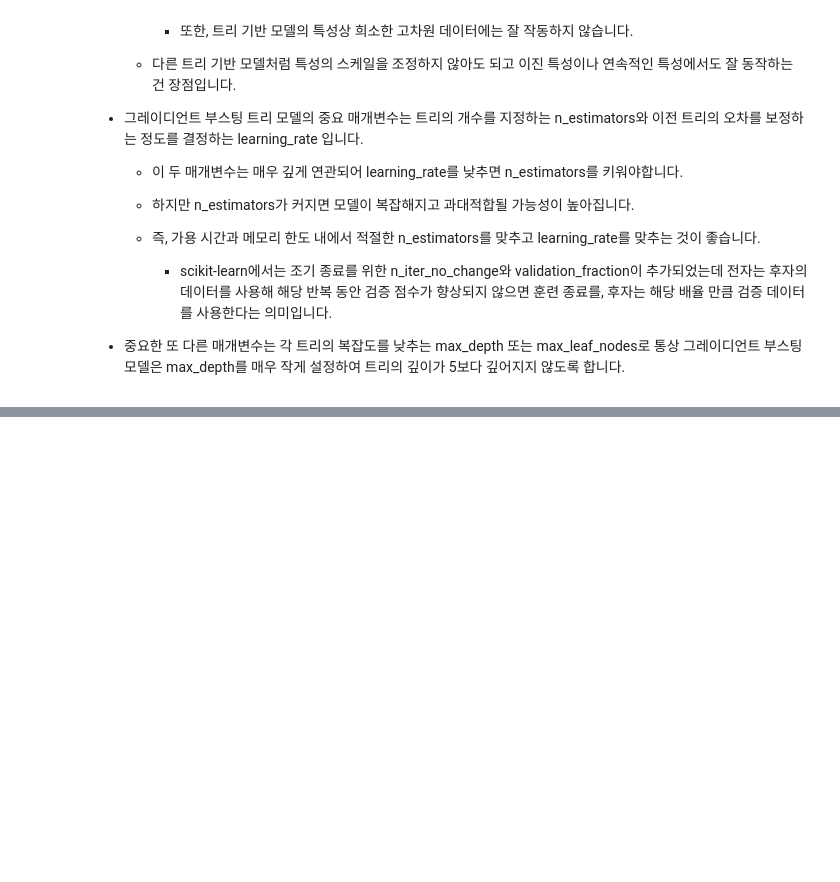
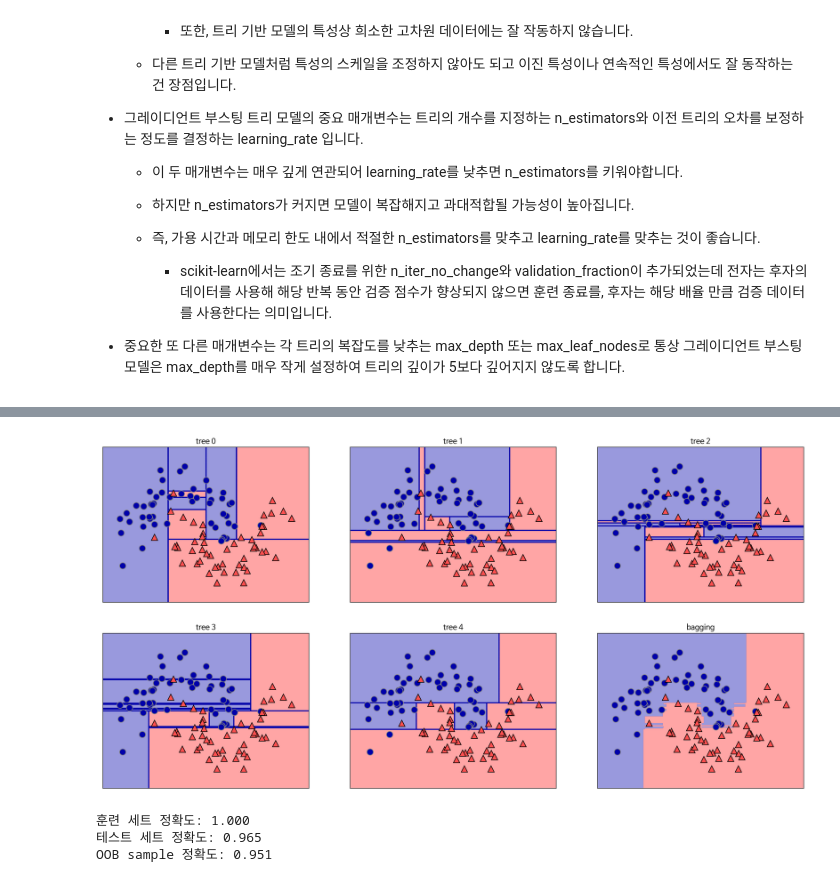
Before and after one commit to myeonghan-nim/introduction-to-marchine-learning-with-python, a Jupyter notebook: chapter02. supervised learning.ipynb, the cells around one changed output, grey strips where cells are left out. Cells and saved outputs as stored; diff of their text form; code cells hidden in the pictures; blank space fills up the shorter version.

```diff
--- a/chapter02. supervised learning.ipynb
+++ b/chapter02. supervised learning.ipynb
@@ -1665,0 +1697,10 @@ plot_feature_importances_cancer(gbrt)
+# %%
+from preamble import *
+from sklearn.model_selection import train_test_split
+from sklearn.datasets import make_moons, load_breast_cancer
+
+Xm, ym = make_moons(n_samples=100, noise=0.25, random_state=3)
+Xm_train, Xm_test, ym_train, ym_test = train_test_split(Xm, ym, stratify=ym, random_state=42)
+
+cancer = load_breast_cancer()
+Xc_train, Xc_test, yc_train, yc_test = train_test_split(cancer.data, cancer.target, random_state=0)
@@ -1665,0 +1752,6 @@ plot_feature_importances_cancer(gbrt)
+# %%
+# 결정 트리로 배깅을 하는 것보다 랜덤 포레스트가 더 편리하지만 여기저는 결정 트리에 배깅을 해보겠습니다.
+from sklearn.tree import DecisionTreeClassifier
+
+bagging = BaggingClassifier(DecisionTreeClassifier(), n_estimators=5, n_jobs=-1, random_state=42)
+bagging.fit(Xm_train, ym_train)
@@ -1665,0 +1776,25 @@ plot_feature_importances_cancer(gbrt)
+# %%
+# 이제 이 결정 트리를 시각화해보겠습니다. 결과는 랜덤 포레스트와 매우 비슷합니다.
+fig, axes = plt.subplots(2, 3, figsize=(20, 10))
+for i, (ax, tree) in enumerate(zip(axes.ravel(), bagging.estimators_)):
+    ax.set_title(f'tree {i}')
+    mglearn.plots.plot_tree_partition(Xm, ym, tree, ax=ax)
+
+mglearn.plots.plot_2d_separator(bagging, Xm, fill=True, ax=axes[-1, -1], alpha=0.4)
+axes[-1, -1].set_title('bagging')
+mglearn.discrete_scatter(Xm[:, 0], Xm[:, 1], ym)
+plt.show()
+# %% [output]
+[figure, added]
+# %%
+# 이번에는 n_estimators=100으로 늘리고 cancer에 대해 훈련한 뒤 훈련 세트와 테스트 세트의 성능을 보겠습니다.
+bagging = BaggingClassifier(DecisionTreeClassifier(), n_estimators=100, oob_score=True, n_jobs=-1, random_state=42)
+bagging.fit(Xc_train, yc_train)
+
+print(f'훈련 세트 정확도: {bagging.score(Xc_train, yc_train):.3f}')
+print(f'테스트 세트 정확도: {bagging.score(Xc_test, yc_test):.3f}')
+print(f'OOB sample 정확도: {bagging.oob_score_:.3f}')
+# %% [output]
+훈련 세트 정확도: 1.000
+테스트 세트 정확도: 0.965
+OOB sample 정확도: 0.951
```
Also changed, not shown: parts of 13 cells of this notebook.
